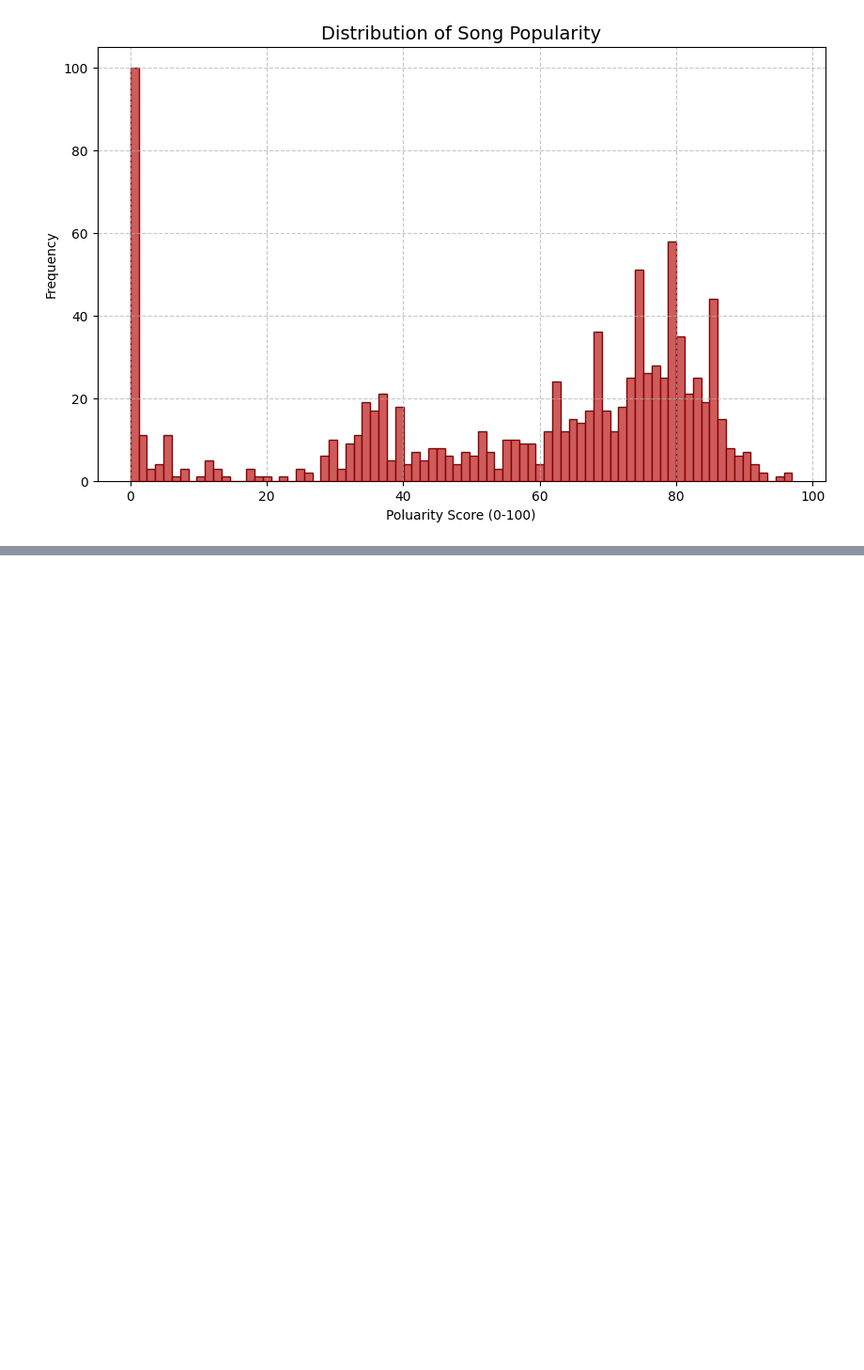
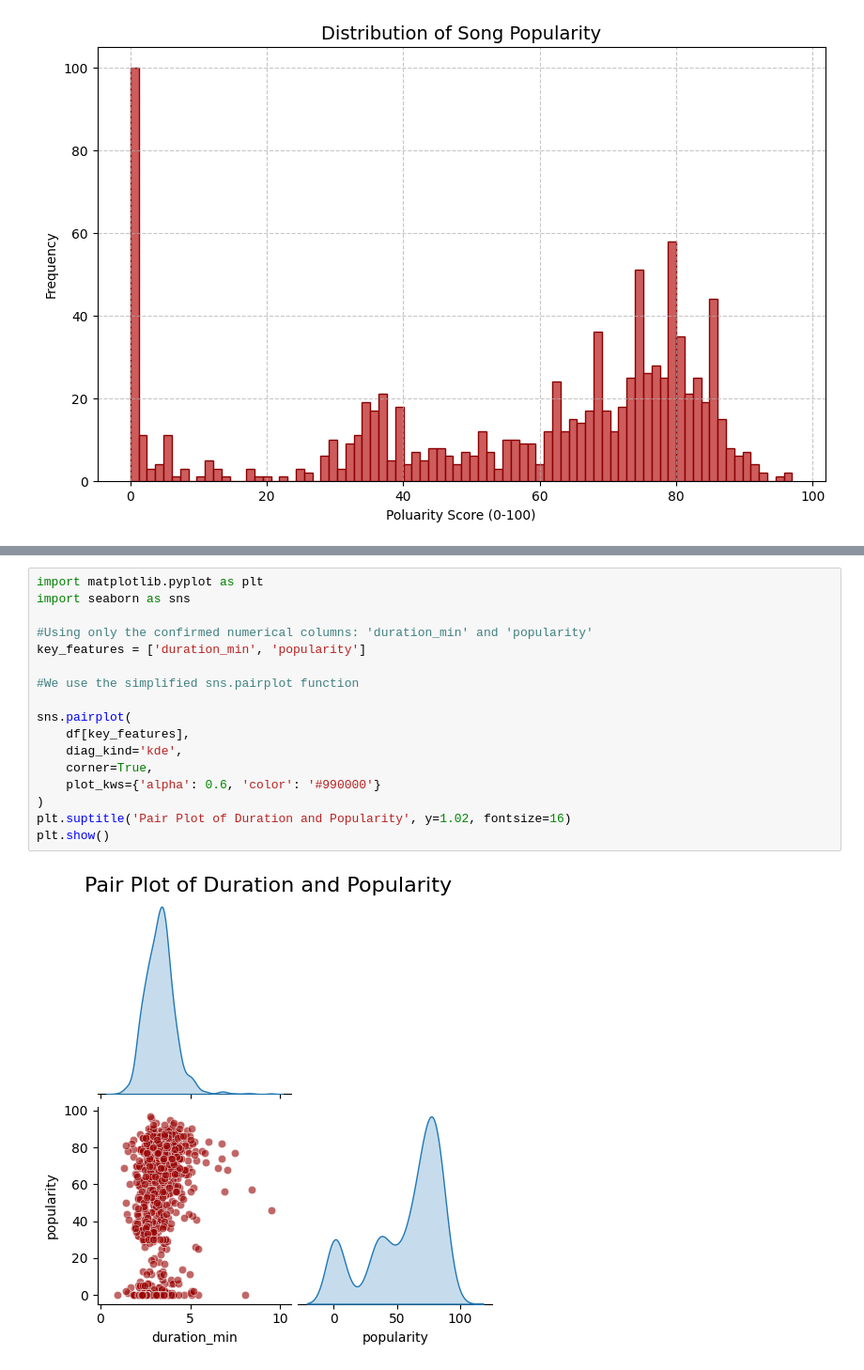
Before and after one commit to CaparrosDafneLealou/Activity7_Data_Visualization_Caparros, a Jupyter notebook: Activity7.ipynb, the cells around one changed output, grey strips where cells are left out. Shown at 94% size. Cells and saved outputs as stored; diff of their text form; blank space fills up the shorter version.

```diff
--- a/Activity7.ipynb
+++ b/Activity7.ipynb
@@ -115,0 +150,19 @@ ModuleNotFoundError: No module named 'seaborn'
+# %%
+import matplotlib.pyplot as plt
+import seaborn as sns
+
+#Using only the confirmed numerical columns: 'duration_min' and 'popularity'
+key_features = ['duration_min', 'popularity']
+
+#We use the simplified sns.pairplot function
+
+sns.pairplot(
+    df[key_features],
+    diag_kind='kde',
+    corner=True,
+    plot_kws={'alpha': 0.6, 'color': '#990000'}
+)
+plt.suptitle('Pair Plot of Duration and Popularity', y=1.02, fontsize=16)
+plt.show()
+# %% [output]
+[figure, added]
```
Also changed, not shown: parts of 28 cells of this notebook.
